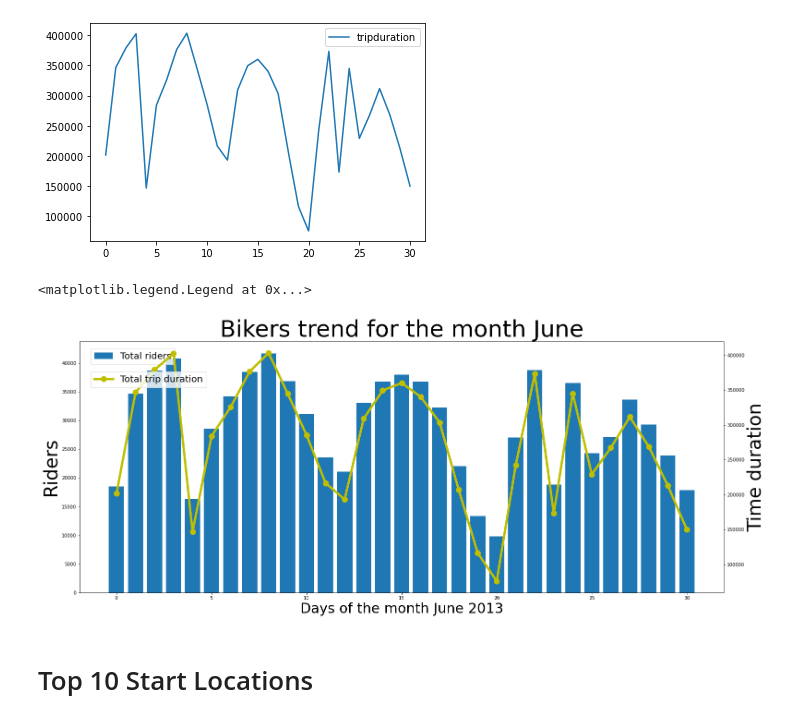
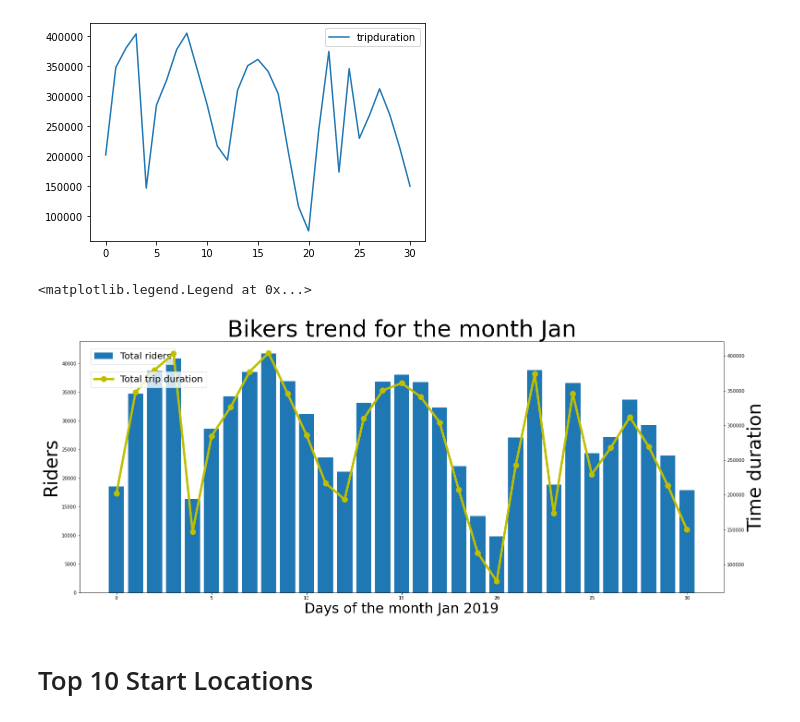
Before and after one commit to Sarang-Pramode/Analyzing_NYC_Citibike, a Jupyter notebook: EDA.ipynb, the cells around one changed output. Cells and saved outputs as stored; diff of their text form; code cells hidden in the pictures.

```diff
--- a/EDA.ipynb
+++ b/EDA.ipynb
@@ -78,3 +91,10 @@ Jan_2019_df['stoptime'] = pd.to_datetime(Jan_2019_df['stoptime'])
+# %%
+#Extract date features
+Jan_2019_df['hour'] = Jan_2019_df['starttime'].dt.hour
+Jan_2019_df['day'] = Jan_2019_df['starttime'].dt.day
+Jan_2019_df['month'] = Jan_2019_df['starttime'].dt.month
+Jan_2019_df['day_of_week'] = Jan_2019_df['starttime'].dt.dayofweek
+Jan_2019_df['is_weekend'] = Jan_2019_df['day_of_week'] > 4
 # %%
 Jan_2019_df.head()
 # %% [output]
@@ -125,5 +139,5 @@ max(Jan_2019_df.tripduration)
 # %%
-Jan_2019_df = Jan_2019_df[Jan_2019_df['tripduration'] < 120]
+Jan_2019_df = Jan_2019_df[Jan_2019_df['tripduration'] < 600]
 # %%
 Jan_2019_df['tripduration'].max()
 # %% [output]
@@ -295,21 +314,21 @@ Total_triptime_per_day.plot(kind='line')
 # %%
 fig,ax=plt.subplots(figsize=(25,10))
 ax.bar(Total_trips_per_day.index,Total_trips_per_day.tripduration, data=Jan_2019_df, label='Total riders')
 #bbox_to_anchor is to position the legend box
 ax.legend(loc ="lower left", bbox_to_anchor=(0.01, 0.89), fontsize='20')
-ax.set_xlabel('Days of the month June 2013', fontsize=30)
+ax.set_xlabel('Days of the month Jan 2019', fontsize=30)
 ax.set_ylabel('Riders',  fontsize=40)
-ax.set_title('Bikers trend for the month June', fontsize=50)
+ax.set_title('Bikers trend for the month Jan', fontsize=50)
 
 #creating twin x axis to plot line chart is same figure
 ax2=ax.twinx()
 #plotting total trip duration of all user per day
 ax2.plot('tripduration', data=Total_triptime_per_day, color='y', label='Total trip duration', marker='o', linewidth=5, markersize=12)
 ax2.set_ylabel('Time duration',  fontsize=40)
 ax2.legend(loc ="upper left", bbox_to_anchor=(0.01, 0.9), fontsize='20')
 # %% [output]
 <matplotlib.legend.Legend at 0x...>
-[figure, old version]
+[figure, new version]
 # %% [markdown]
 # Top 10 Start Locations
 # %%
```
Also changed, not shown: parts of 20 cells of this notebook, 2 other files.
